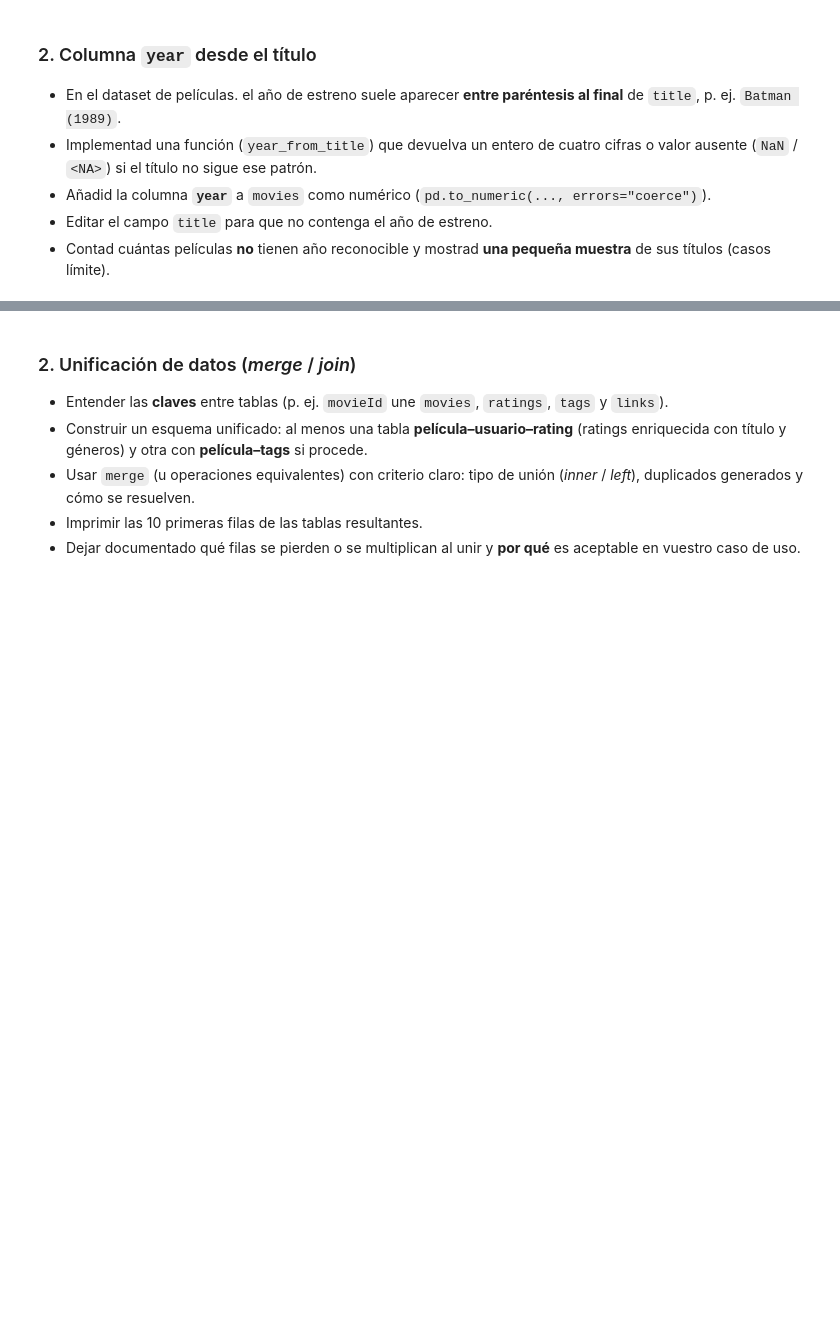
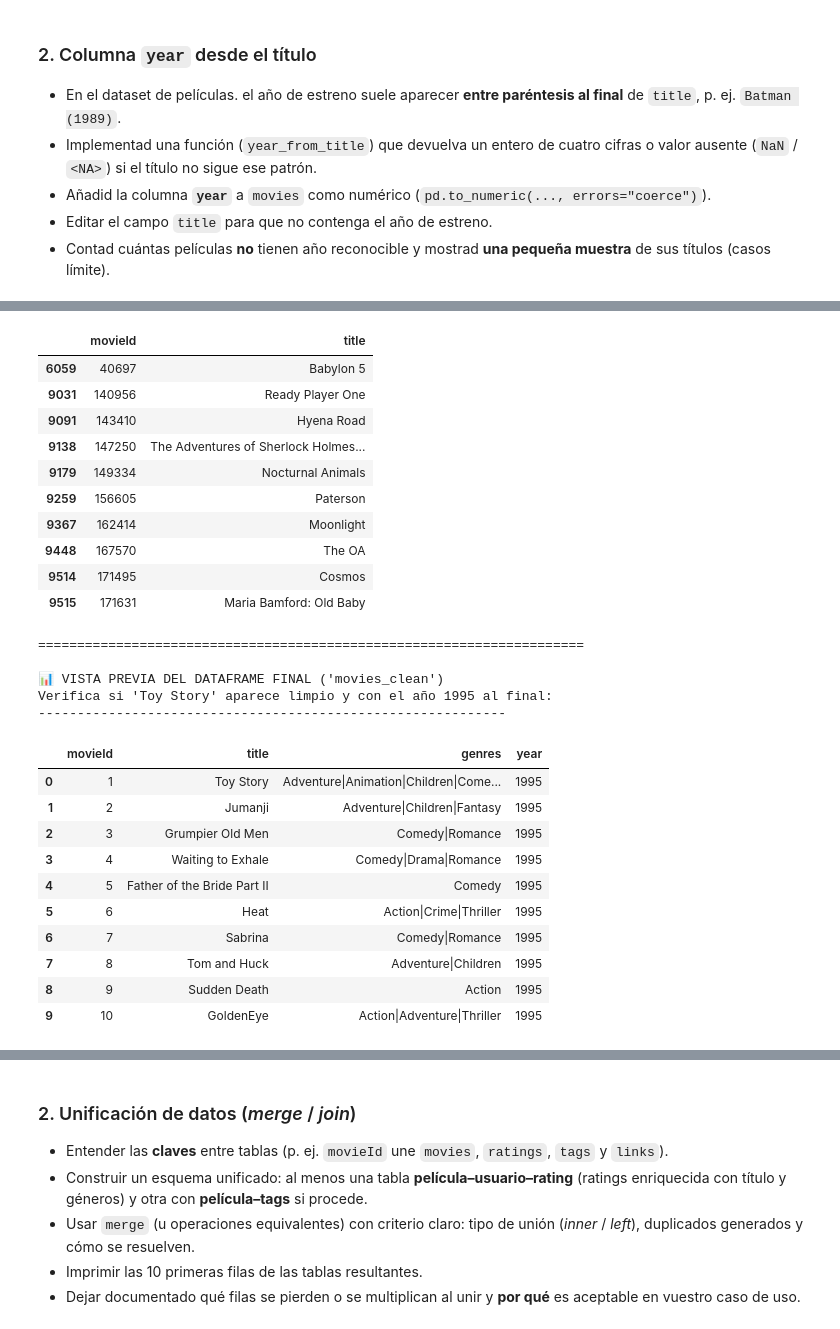
Before and after one commit to LucasAvilaI/tc-sprint03-04-peliculas-E3, a Jupyter notebook: AlejandraSolucionIndividual.ipynb, the cells around one changed output, grey strips where cells are left out. Drawn from its saved outputs; the diff is of its cells as text; code cells hidden in the pictures; blank space fills up the shorter version.

Commit message:
feat: integrar solucion correcta de Year en pandas y sincronizar cuaderno grupal

```diff
--- a/AlejandraSolucionIndividual.ipynb
+++ b/AlejandraSolucionIndividual.ipynb
@@ -98,3 +98,56 @@ dtype: int64
 # --- Apartado 2: columna `year` ---
 # %%
 # --- RAUL ---
+# %%
+# --- ALEJANDRA ---
+# Con regex
+
+# 1. Copia limpia del catálogo original
+movies_clean = movies.copy()
+
+# 2. Eliminar espacios en blanco fantasmas al inicio/final
+movies_clean['title'] = movies_clean['title'].astype(str).str.strip()
+
+# 3. REQUISITO: Añadir la columna 'year' extrayendo los 4 dígitos dentro del paréntesis final
+# Usar pd.to_numeric con errors="coerce" para que lo que no cuadre se vuelva <NA>
+movies_clean['year'] = pd.to_numeric(
+    movies_clean['title'].str.extract(r'\((\d{4})\)$')[0],
+    errors="coerce"
+).astype('Int64')
+
+# 4. REQUISITO: Editar 'title' para eliminar el año (solo si tenía un año válido al final)
+# Si cumple el patrón, eliminar los últimos 7 caracteres " (YYYY)"
+has_valid_year = movies_clean['year'].notna()
+movies_clean.loc[has_valid_year, 'title'] = movies_clean.loc[has_valid_year, 'title'].str[:-7].str.strip()
+
+
+# =====================================================================
+# REQUISITO REVISIÓN: COMPROBACIONES Y CASOS LÍMITE
+# =====================================================================
+print("🔍 --- AUDITORÍA DE RESULTADOS (APROXIMACIÓN DIRECTA) --- \n")
+
+# Filtrar películas que se quedaron con año NaN
+no_year_movies = movies_clean[movies_clean['year'].isna()]
+total_no_year = len(no_year_movies)
+
+print(f" TOTAL DE PELÍCULAS SIN AÑO RECONOCIBLE: {total_no_year} (de un total de {len(movies_clean)})")
+print("-" * 60)
+
+# casos límite reales que no tenían el patrón (YYYY) al final
+print("Muestra de títulos detectados como CASOS LÍMITE:")
+if total_no_year > 0:
+    display(no_year_movies[['movieId', 'title']].head(10))
+else:
+    print("¡Ninguno! Todas las películas se procesaron correctamente.")
+
+print("\n" + "="*70 + "\n")
+
+
+# =====================================================================
+# REQUISITO REVISIÓN: VISTA PREVIA DEL DATAFRAME FINAL
+# =====================================================================
+print("📊 VISTA PREVIA DEL DATAFRAME FINAL ('movies_clean')")
+print("Verifica si 'Toy Story' aparece limpio y con el año 1995 al final:")
+print("-" * 60)
+display(movies_clean.head(10))
+# %% [output]
@@ -100,0 +159,27 @@ dtype: int64
+|  | movieId | title |
+| 6059 | 40697 | Babylon 5 |
+| 9031 | 140956 | Ready Player One |
+| 9091 | 143410 | Hyena Road |
+| 9138 | 147250 | The Adventures of Sherlock Holmes... |
+| 9179 | 149334 | Nocturnal Animals |
+| 9259 | 156605 | Paterson |
+| 9367 | 162414 | Moonlight |
+| 9448 | 167570 | The OA |
+| 9514 | 171495 | Cosmos |
+| 9515 | 171631 | Maria Bamford: Old Baby |
+======================================================================
+
+📊 VISTA PREVIA DEL DATAFRAME FINAL ('movies_clean')
+Verifica si 'Toy Story' aparece limpio y con el año 1995 al final:
+------------------------------------------------------------
+|  | movieId | title | genres | year |
+| 0 | 1 | Toy Story | Adventure|Animation|Children|Come... | 1995 |
+| 1 | 2 | Jumanji | Adventure|Children|Fantasy | 1995 |
+| 2 | 3 | Grumpier Old Men | Comedy|Romance | 1995 |
+| 3 | 4 | Waiting to Exhale | Comedy|Drama|Romance | 1995 |
+| 4 | 5 | Father of the Bride Part II | Comedy | 1995 |
+| 5 | 6 | Heat | Action|Crime|Thriller | 1995 |
+| 6 | 7 | Sabrina | Comedy|Romance | 1995 |
+| 7 | 8 | Tom and Huck | Adventure|Children | 1995 |
+| 8 | 9 | Sudden Death | Action | 1995 |
+| 9 | 10 | GoldenEye | Action|Adventure|Thriller | 1995 |
```
Also changed, not shown: parts of 3 cells of this notebook, 1 other file.
